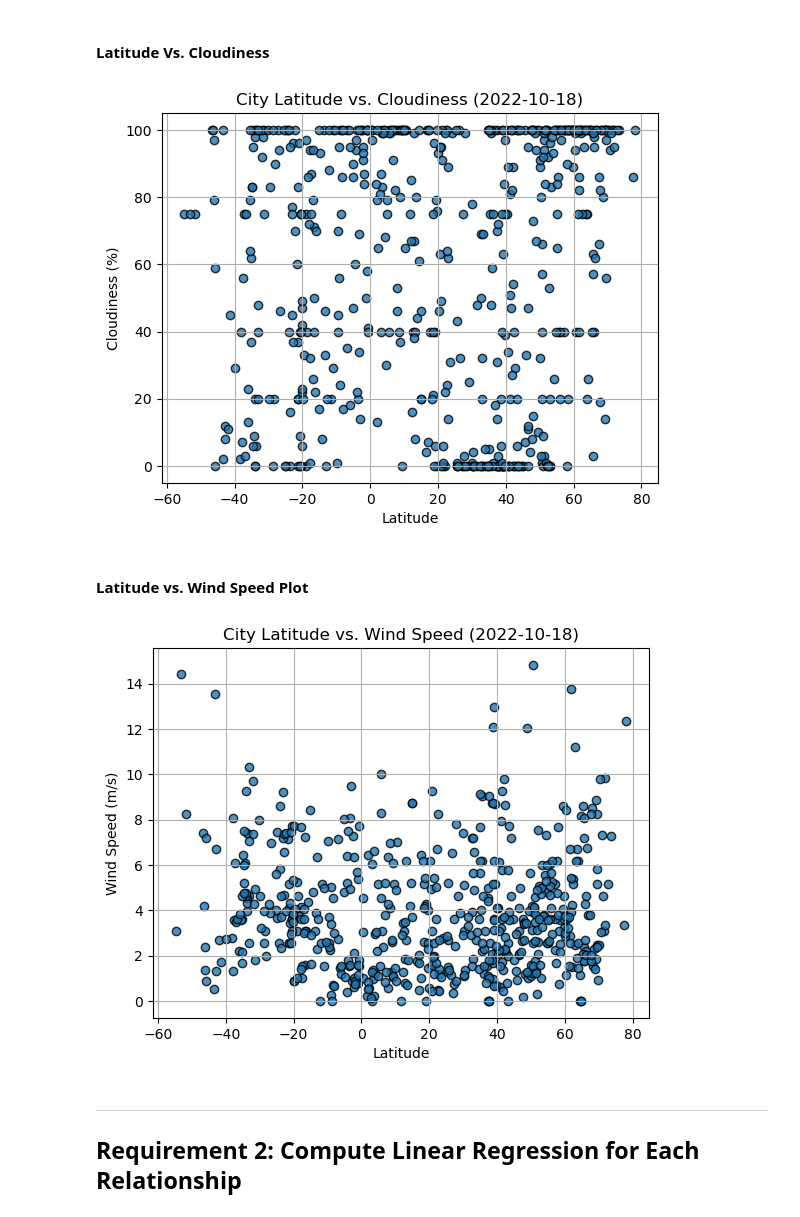
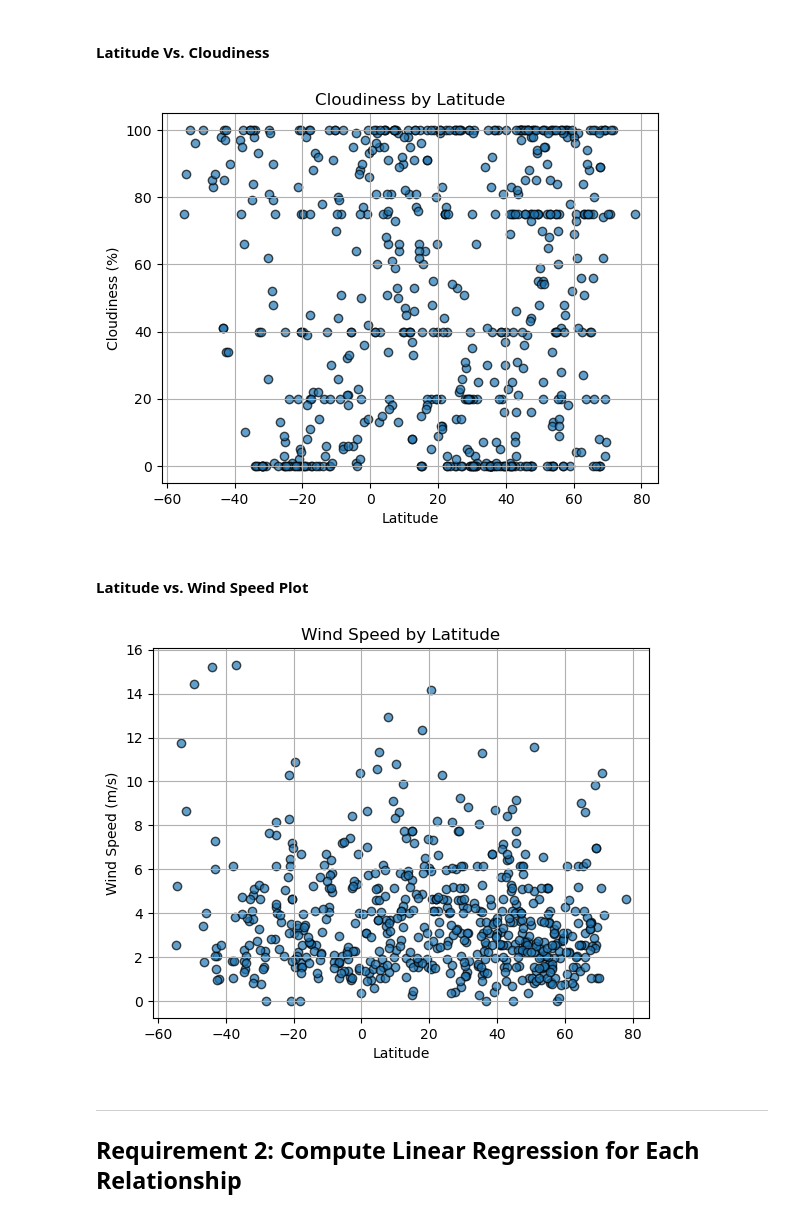
Before and after one commit to proman2520/python-api-challenge, a Jupyter notebook: WeatherPy.ipynb, the cells around one changed output. Cells and saved outputs as stored; diff of their text form; code cells hidden in the pictures.

```diff
--- a/WeatherPy.ipynb
+++ b/WeatherPy.ipynb
@@ -221,10 +233,15 @@ plt.show()
 #### Latitude Vs. Cloudiness
 # %%
 # Build the scatter plots for latitude vs. cloudiness
-# YOUR CODE HERE
+latitudes = city_data_df["Lat"]
+cloudiness = city_data_df["Cloudiness"]
+plt.scatter(latitudes, cloudiness, edgecolors="black", alpha=0.7)
 
 # Incorporate the other graph properties
-# YOUR CODE HERE
+plt.xlabel("Latitude")
+plt.ylabel("Cloudiness (%)")
+plt.grid()
+plt.title("Cloudiness by Latitude")
 
 # Save the figure
 plt.savefig("output_data/Fig3.png")
@@ -232,23 +249,28 @@ plt.savefig("output_data/Fig3.png")
 # Show plot
 plt.show()
 # %% [output]
-[figure, old version]
+[figure, new version]
 # %% [markdown]
 #### Latitude vs. Wind Speed Plot
 # %%
 # Build the scatter plots for latitude vs. wind speed
-# YOUR CODE HERE
+latitudes = city_data_df["Lat"]
+wind_speeds = city_data_df["Wind Speed"]
+plt.scatter(latitudes, wind_speeds, edgecolors="black", alpha=0.7)
 
 # Incorporate the other graph properties
-# YOUR CODE HERE
+plt.xlabel("Latitude")
+plt.ylabel("Wind Speed (m/s)")
+plt.grid()
+plt.title("Wind Speed by Latitude")
 
 # Save the figure
 plt.savefig("output_data/Fig4.png")
 
 # Show plot
 plt.show()
 # %% [output]
-[figure, old version]
+[figure, new version]
 # %% [markdown]
 ---
 
```
Also changed, not shown: parts of 7 cells of this notebook, 4 other files.
